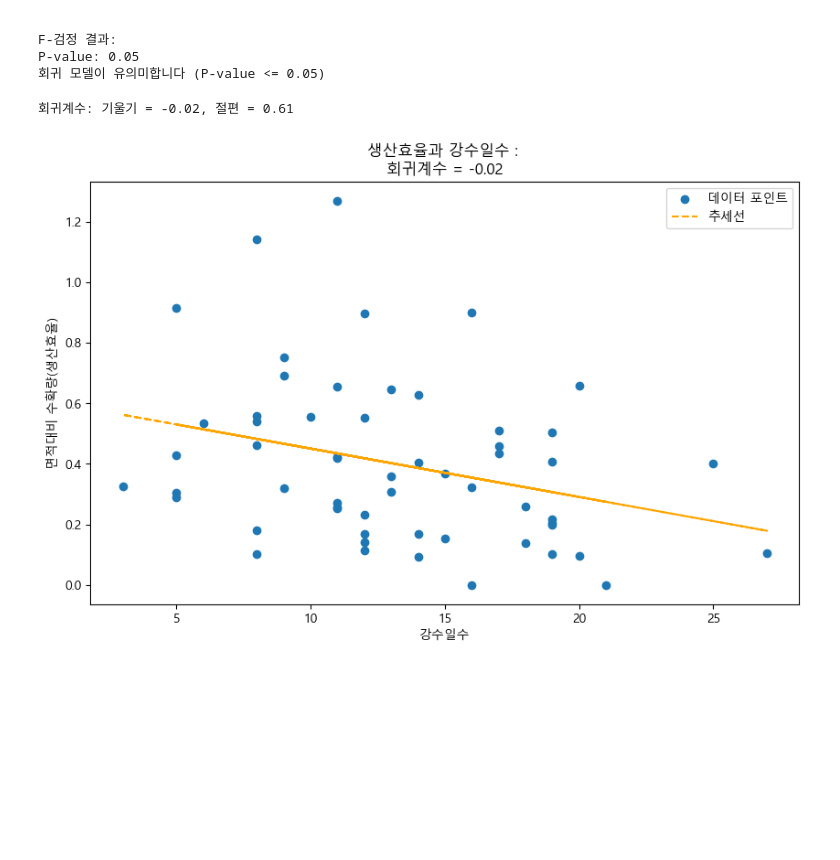
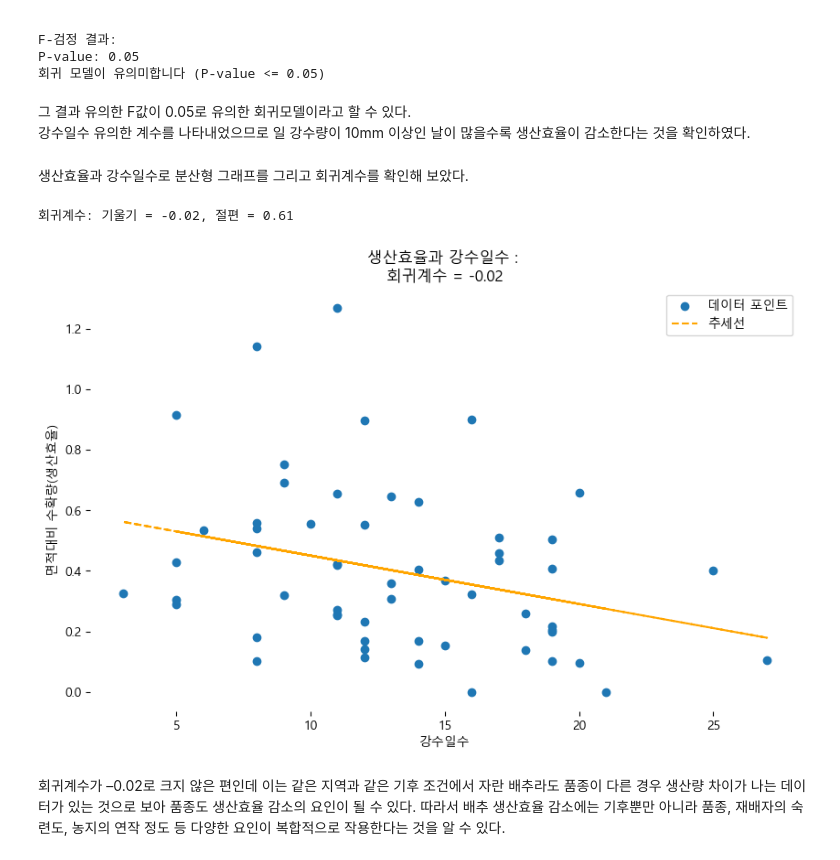
Before and after one commit to gaejarae/HighLandCabbage_Production, a Jupyter notebook: HighLandCabbage_Production.ipynb, the cells around one changed output. Saved outputs shown, nothing was run; the diff lists cells and outputs as text; code cells hidden in the pictures; blank space fills up the shorter version.

```diff
--- a/HighLandCabbage_Production.ipynb
+++ b/HighLandCabbage_Production.ipynb
@@ -420,36 +504,45 @@ Covariance Type:            nonrobust
 F-검정 결과:
 P-value: 0.05
 회귀 모델이 유의미합니다 (P-value <= 0.05)
+# %% [markdown]
+그 결과 유의한 F값이 0.05로 유의한 회귀모델이라고 할 수 있다.<br>
+강수일수 유의한 계수를 나타내었으므로 일 강수량이 10mm 이상인 날이 많을수록 생산효율이 감소한다는 것을 확인하였다.
+# %% [markdown]
+생산효율과 강수일수로 분산형 그래프를 그리고 회귀계수를 확인해 보았다.
 # %%
 file_path = r'C:\DA_Class\데이터자료_우서윤.xlsx'
 df = pd.read_excel(file_path, sheet_name='기후와 생산량')
 
 x = df.iloc[:, 10]  # 강수일수
 y = df.iloc[:, 12]  # 생산효율
 
 data = pd.DataFrame({'x': x, 'y': y}).dropna()
 
 # 회귀 분석
 X = sm.add_constant(data['x'])
 model = sm.OLS(data['y'], X).fit()
 
 slope, intercept = model.params[1], model.params[0]
 correlation = np.corrcoef(data['x'], data['y'])[0, 1]
 print(f"회귀계수: 기울기 = {slope:.2f}, 절편 = {intercept:.2f}")
 
 data['trend'] = intercept + slope * data['x']
 
 # 그래프 그리기
 plt.figure(figsize=(10, 6))
 plt.scatter(data['x'], data['y'], label='데이터 포인트')
 plt.plot(data['x'], data['trend'], label='추세선', color='Orange', linestyle='--')
 
 plt.xlabel('강수일수')
 plt.ylabel('면적대비 수확량(생산효율)')
 plt.title(f'생산효율과 강수일수 : \n회귀계수 = {slope:.2f}')
 plt.legend()
+plt.grid(False)
+plt.box(False)
 
 plt.show()
 # %% [output]
 회귀계수: 기울기 = -0.02, 절편 = 0.61
-[figure, old version]
+[figure, new version]
+# %% [markdown]
+회귀계수가 –0.02로 크지 않은 편인데 이는 같은 지역과 같은 기후 조건에서 자란 배추라도 품종이 다른 경우 생산량 차이가 나는 데이터가 있는 것으로 보아 품종도 생산효율 감소의 요인이 될 수 있다. 따라서 배추 생산효율 감소에는 기후뿐만 아니라 품종, 재배자의 숙련도, 농지의 연작 정도 등 다양한 요인이 복합적으로 작용한다는 것을 알 수 있다.
```
Also changed, not shown: parts of 29 cells of this notebook, 1 other file.
